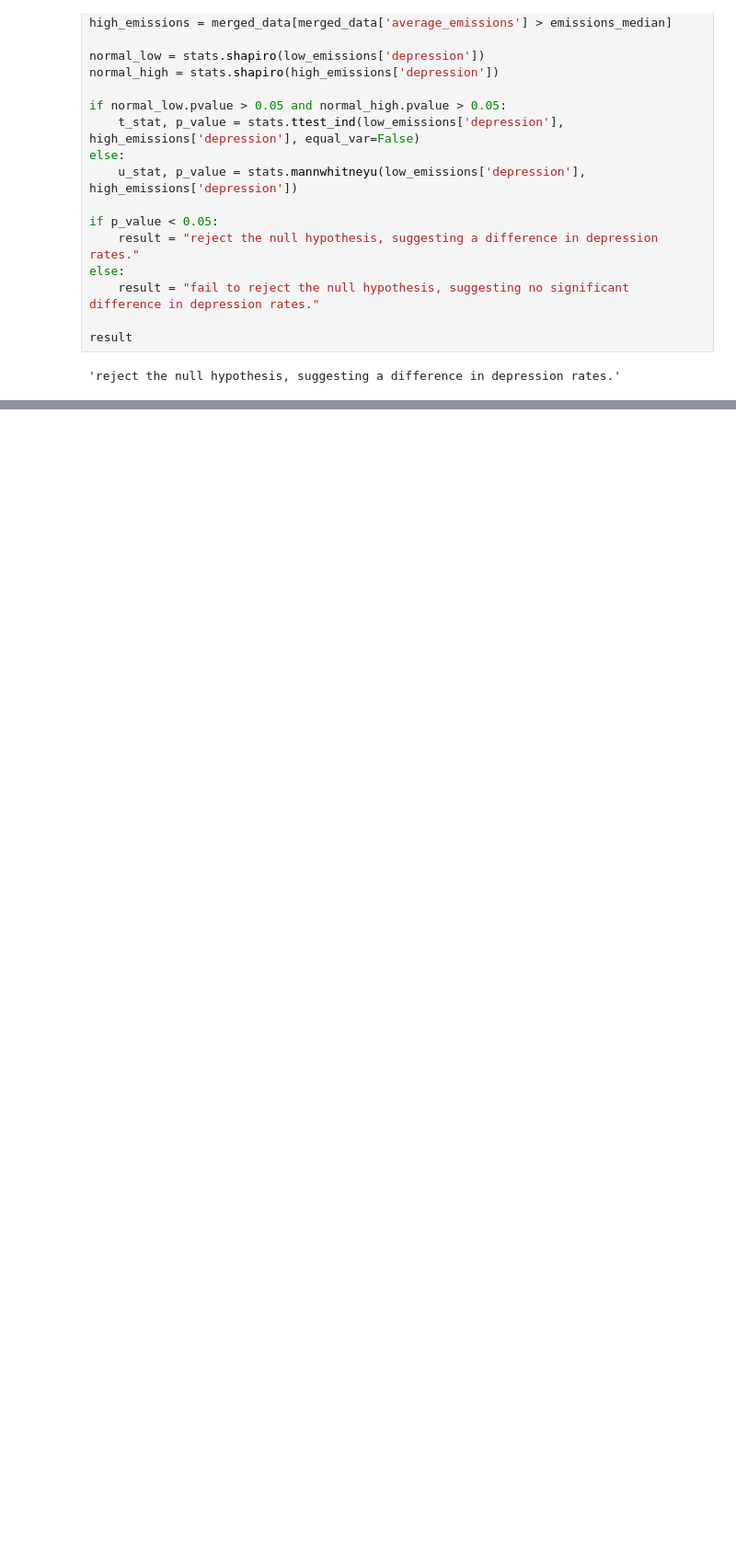
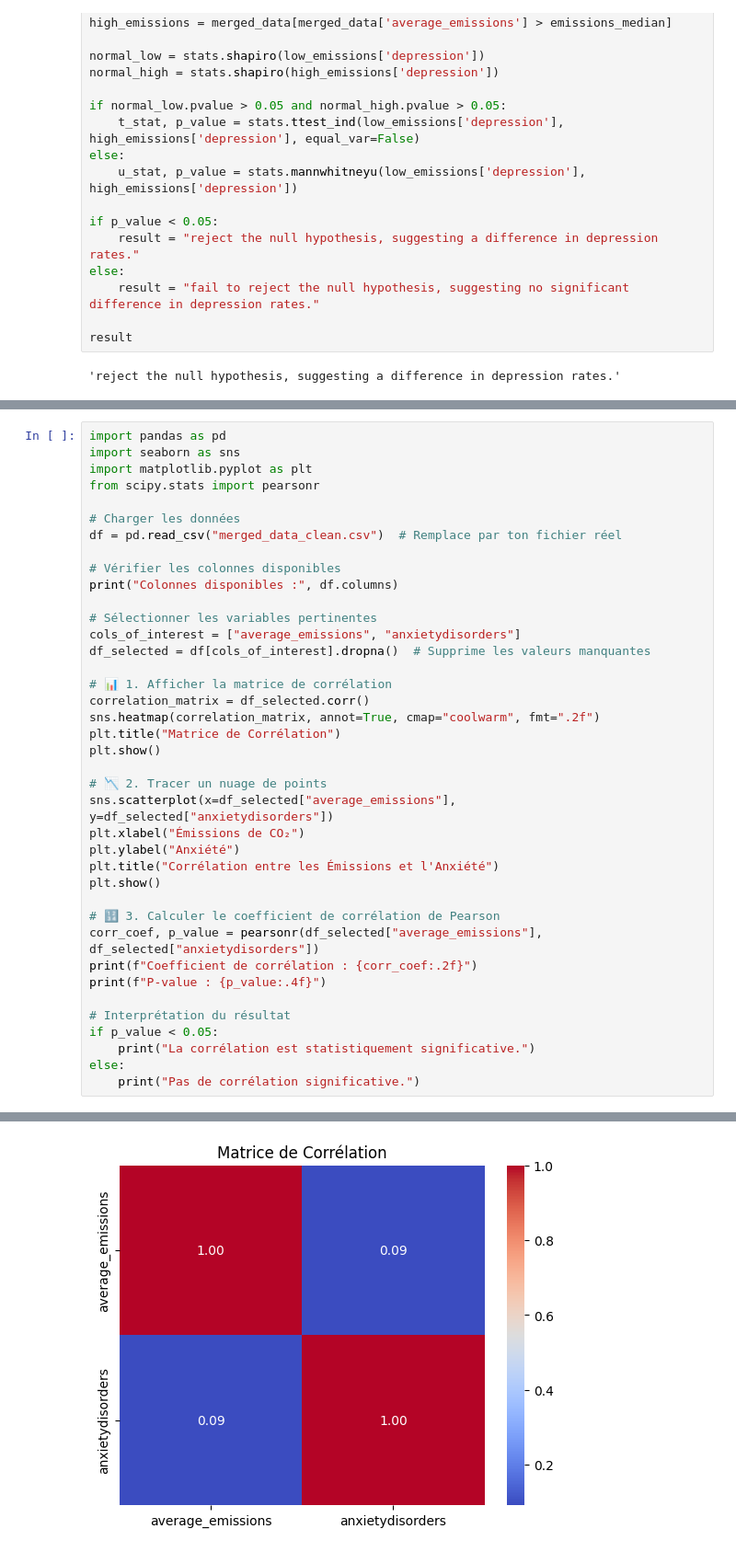
Before and after one commit to killecisse/final_project_ironhack, a Jupyter notebook: code_v1.ipynb, the cells around one changed output, grey strips where cells are left out. Shown at 92% size. Drawn from its saved outputs; the diff is of its cells as text; blank space fills up the shorter version.

```diff
--- a/code_v1.ipynb
+++ b/code_v1.ipynb
@@ -1061,0 +1075,40 @@ Press CTRL+C to quit
+# %%
+import pandas as pd
+import seaborn as sns
+import matplotlib.pyplot as plt
+from scipy.stats import pearsonr
+
+# Charger les données
+df = pd.read_csv("merged_data_clean.csv")  # Remplace par ton fichier réel
+
+# Vérifier les colonnes disponibles
+print("Colonnes disponibles :", df.columns)
+
+# Sélectionner les variables pertinentes
+cols_of_interest = ["average_emissions", "anxietydisorders"]
+df_selected = df[cols_of_interest].dropna()  # Supprime les valeurs manquantes
+
+# 📊 1. Afficher la matrice de corrélation
+correlation_matrix = df_selected.corr()
+sns.heatmap(correlation_matrix, annot=True, cmap="coolwarm", fmt=".2f")
+plt.title("Matrice de Corrélation")
+plt.show()
+
+# 📉 2. Tracer un nuage de points
+sns.scatterplot(x=df_selected["average_emissions"], y=df_selected["anxietydisorders"])
+plt.xlabel("Émissions de CO₂")
+plt.ylabel("Anxiété")
+plt.title("Corrélation entre les Émissions et l'Anxiété")
+plt.show()
+
+# 🔢 3. Calculer le coefficient de corrélation de Pearson
+corr_coef, p_value = pearsonr(df_selected["average_emissions"], df_selected["anxietydisorders"])
+print(f"Coefficient de corrélation : {corr_coef:.2f}")
+print(f"P-value : {p_value:.4f}")
+
+# Interprétation du résultat
+if p_value < 0.05:
+    print("La corrélation est statistiquement significative.")
+else:
+    print("Pas de corrélation significative.")
+# %% [output]
@@ -1061,0 +1119 @@ Press CTRL+C to quit
+[figure, added]
```
Also changed, not shown: parts of 4 cells of this notebook, 1 other file.
